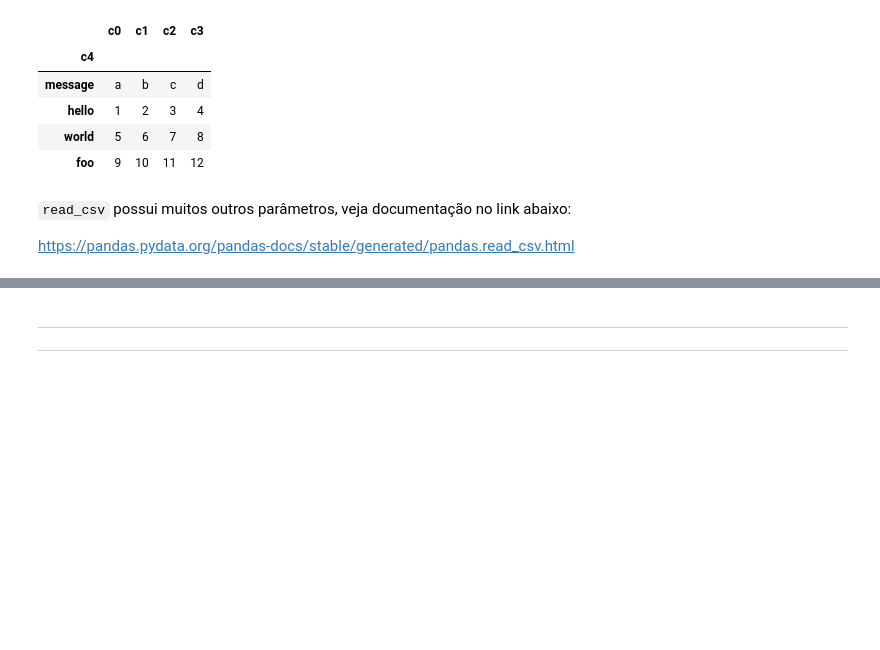
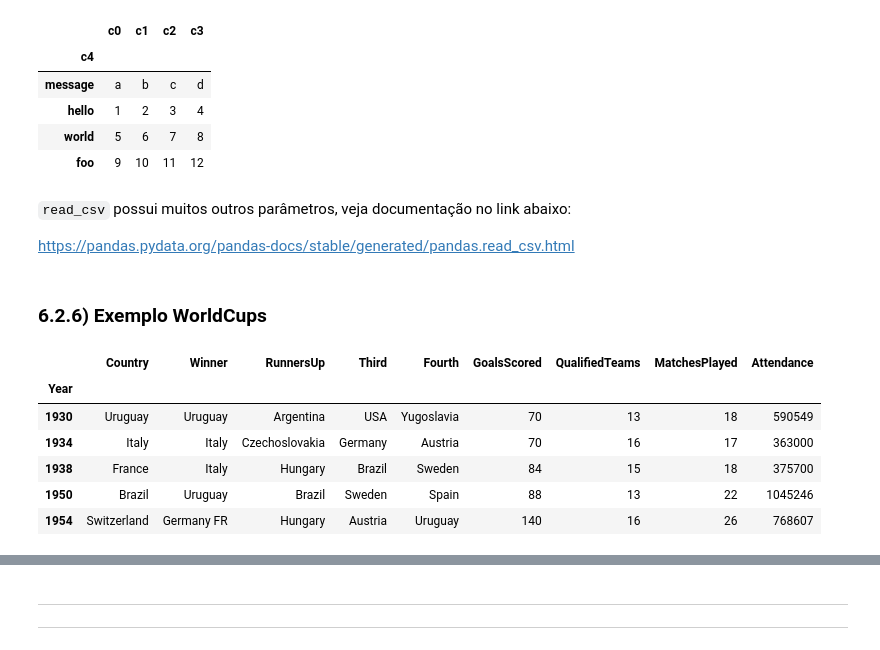
Before and after one commit to danielmf2/MBA-USP, a Jupyter notebook: Resumo - PCD.ipynb, the cells around one changed output, grey strips where cells are left out. Drawn from its saved outputs; the diff is of its cells as text; code cells hidden in the pictures; blank space fills up the shorter version.

```diff
--- a/Resumo - PCD.ipynb
+++ b/Resumo - PCD.ipynb
@@ -4220,3 +4240,19 @@ df.head()
 `read_csv` possui muitos outros parâmetros, veja documentação no link abaixo:
 
 [https://pandas.pydata.org/pandas-docs/stable/generated/pandas.read_csv.html](https://pandas.pydata.org/pandas-docs/stable/generated/pandas.read_csv.html)
+# %% [markdown]
+### 6.2.6) Exemplo WorldCups
+# %%
+# Exemplo usando Loc na base WorldCups
+import pandas as pd # importando o pacote pandas
+
+copas = pd.read_csv('D:/Dropbox/OneDrive/06 - MBA USP/01 - Introdução Python/04 Base/WorldCups.csv', index_col = 'Year')
+copas.head() #  5 primeiras linhas
+# %% [output]
+|  | Country | Winner | RunnersUp | Third | Fourth | GoalsScored | QualifiedTeams | MatchesPlayed | Attendance |
+| Year |  |  |  |  |  |  |  |  |  |
+| 1930 | Uruguay | Uruguay | Argentina | USA | Yugoslavia | 70 | 13 | 18 | 590549 |
+| 1934 | Italy | Italy | Czechoslovakia | Germany | Austria | 70 | 16 | 17 | 363000 |
+| 1938 | France | Italy | Hungary | Brazil | Sweden | 84 | 15 | 18 | 375700 |
+| 1950 | Brazil | Uruguay | Brazil | Sweden | Spain | 88 | 13 | 22 | 1045246 |
+| 1954 | Switzerland | Germany FR | Hungary | Austria | Uruguay | 140 | 16 | 26 | 768607 |
```
Also changed, not shown: parts of 109 cells of this notebook.
